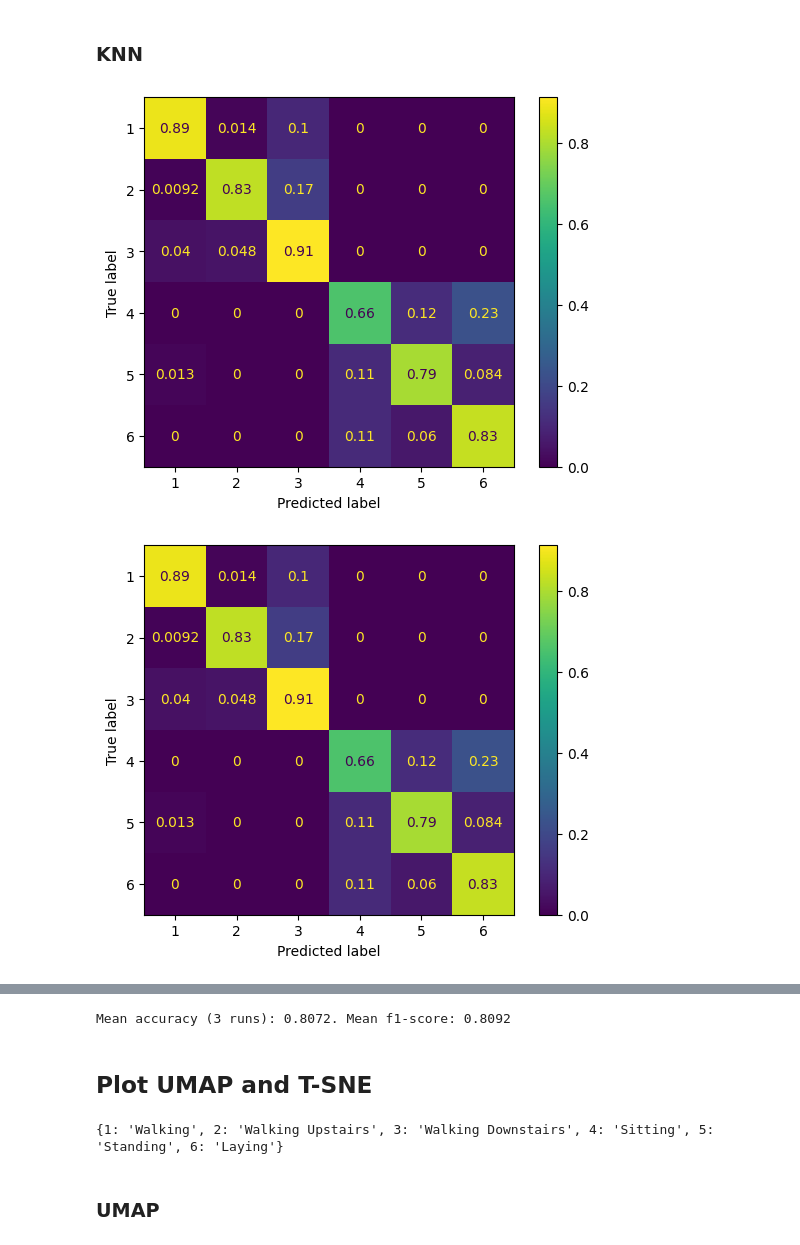
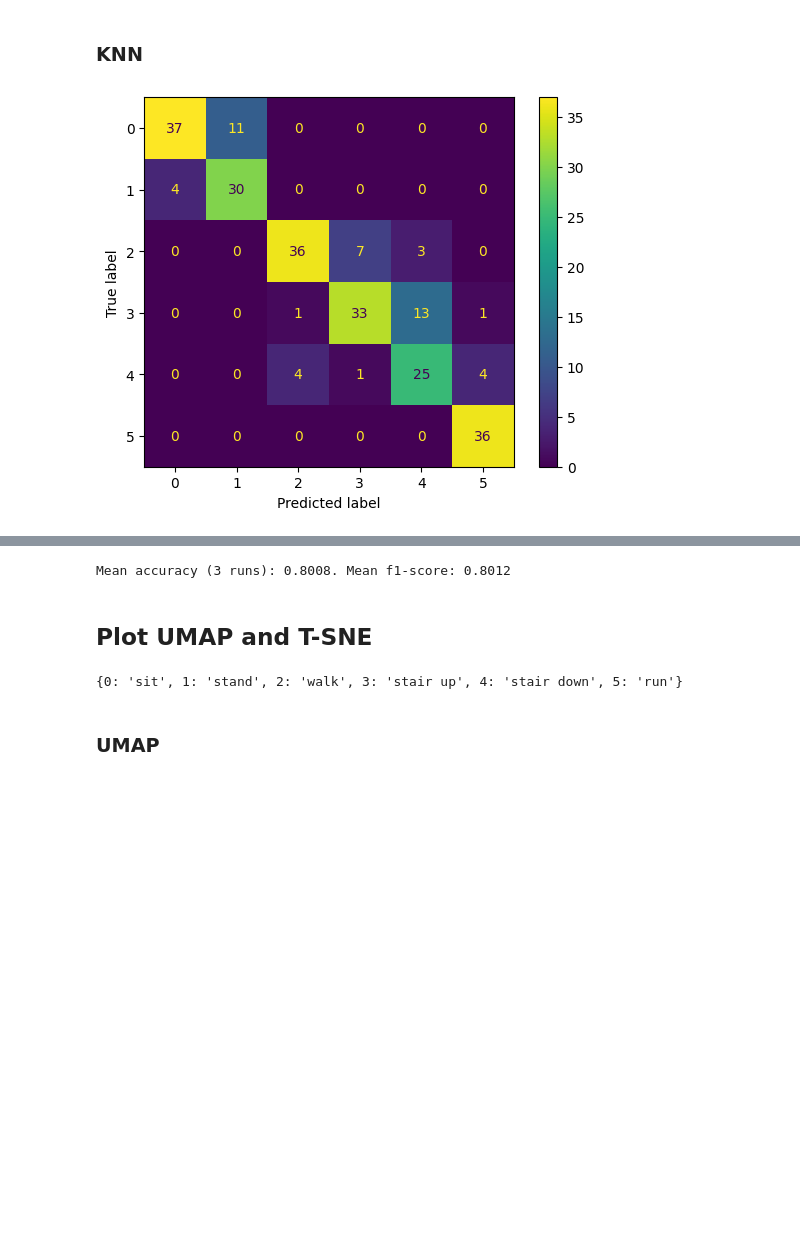
Before and after one commit to otavioon/librep-hiaac, a Jupyter notebook: examples/kuhar_umap_inverse.ipynb, the cells around one changed output, grey strips where cells are left out. Cells and saved outputs as stored; diff of their text form; code cells hidden in the pictures; blank space fills up the shorter version.

```diff
--- a/examples/kuhar_umap_inverse.ipynb
+++ b/examples/kuhar_umap_inverse.ipynb
@@ -30,4 +30,6 @@ from librep.transforms.resampler import SimpleResampler
 # %%
 # Load KuHar, creating PandasMultiModalDatasets with the correct pre-defined windows
-loader = UCIHARUnbalancedView("../../data/views/KuHar/unbalanced_view_train_test-v1", download=False)
-train_val, test = loader.load(concat_train_validation=True)
+loader = KuHar_BalancedView20HzMotionSenseEquivalent("../../data/views/KuHar/balanced_20Hz_motionsense_equivalent-v1",
+                              download=False)
+train_val, test = loader.load(concat_train_validation=True, label="standard activity code")
+train_val
@@ -91,15 +64,12 @@ One transformers will be created:
 # %%
 # Create the objects
-#scaler_transform = WindowedTransform(
-#    transform=train_scaler, fit_on=None, transform_on="all")
 
-fft_transform = FFT()
+fft_transform = FFT(centered=True)
 
 # Compose the transform
 # First apply the normalizer over whole dataset and then apply FFT over each window
 transformer = TransformMultiModalDataset(
-    transforms=[#scaler_transform,
-                fft_transform], new_window_name_prefix="scaled."
+    transforms=[fft_transform], new_window_name_prefix="fft."
 )
 # %%
 # Transform it and generate a new dataset!
@@ -135,7 +105,7 @@ reporter = ClassificationReport(
     use_classification_report=True,
     use_confusion_matrix=True,
     plot_confusion_matrix=True,
-    normalize='true'
+    # normalize='true'
 )
 # %% [markdown]
 ### RandomForest
@@ -192,21 +160,20 @@ Mean accuracy (3 runs): 0.7222. Mean f1-score: 0.7462
 # %%
 experiment = SimpleTrainEvalWorkflow(
     estimator=KNeighborsClassifier,
     do_not_instantiate=False,
     do_fit=True,
     evaluator=reporter,
 )
 
-multi_run_experiment = MultiRunWorkflow(workflow=experiment, num_runs=3, debug=False)
+multi_run_experiment = MultiRunWorkflow(workflow=experiment, num_runs=1, debug=False)
 results = multi_run_experiment(train_val_fft, [test_fft])
 
 mean_acc = np.average(
     [res["result"][0]["accuracy"] for res in results["runs"]]
 )
 mean_f1 = np.average(
     [res["result"][0]["f1 score (weighted)"] for res in results["runs"]]
 )
 print(f"Mean accuracy (3 runs): {mean_acc:.4f}. Mean f1-score: {mean_f1:.4f}")
 # %% [output]
-[figure, old version]
+[figure, new version]
-[figure, removed]
@@ -214,4 +180,4 @@ print(f"Mean accuracy (3 runs): {mean_acc:.4f}. Mean f1-score: {mean_f1:.4f}")
-Mean accuracy (3 runs): 0.8072. Mean f1-score: 0.8092
+Mean accuracy (3 runs): 0.8008. Mean f1-score: 0.8012
 # %% [markdown]
 ## Plot UMAP and T-SNE
 # %%
@@ -224,10 +190,17 @@ def plot(df, figsize: tuple = (5, 5), title: str = None, labels: dict = None):
     plt.title(title)
     plt.show()
 # %%
-labels = {1: "Walking", 2: "Walking Upstairs", 3: "Walking Downstairs", 4: "Sitting", 5: "Standing", 6: "Laying"}
+labels = {
+    0: "sit",
+    1: "stand",
+    2: "walk",
+    3: "stair up",
+    4: "stair down",
+    5: "run"
+}
 print(labels)
 # %% [output]
-{1: 'Walking', 2: 'Walking Upstairs', 3: 'Walking Downstairs', 4: 'Sitting', 5: 'Standing', 6: 'Laying'}
+{0: 'sit', 1: 'stand', 2: 'walk', 3: 'stair up', 4: 'stair down', 5: 'run'}
 # %% [markdown]
 ### UMAP
 # %%
```
Also changed, not shown: parts of 20 cells of this notebook.
